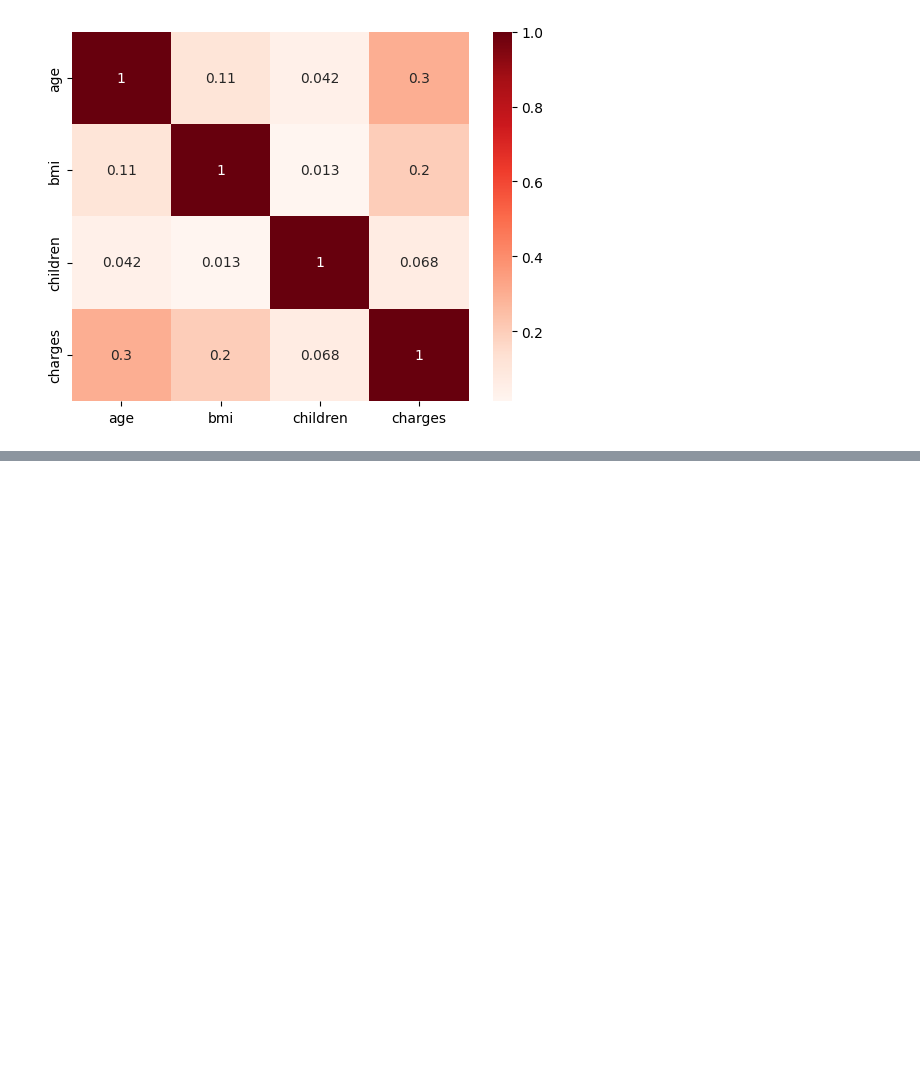
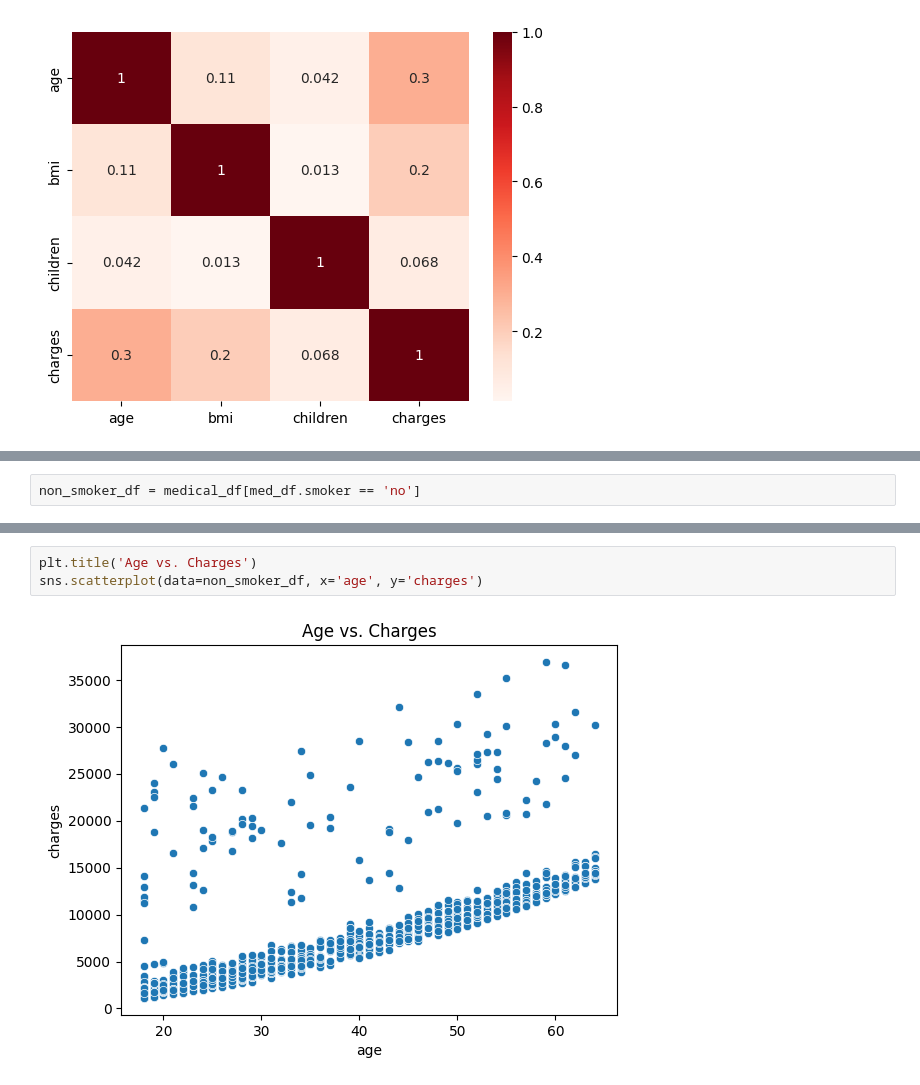
Before and after one commit to eram-f/linear_regression, a Jupyter notebook: Med.ipynb, the cells around one changed output, grey strips where cells are left out. Cells and saved outputs as stored; diff of their text form; blank space fills up the shorter version.

```diff
--- a/Med.ipynb
+++ b/Med.ipynb
@@ -135,0 +169,2 @@ sns.heatmap(medical_df.corr(), cmap='Reds', annot=True)
+# %%
+non_smoker_df = medical_df[med_df.smoker == 'no']
@@ -135,0 +185,5 @@ sns.heatmap(medical_df.corr(), cmap='Reds', annot=True)
+# %%
+plt.title('Age vs. Charges')
+sns.scatterplot(data=non_smoker_df, x='age', y='charges')
+# %% [output]
+[figure, added]
```
Also changed, not shown: parts of 28 cells of this notebook.
